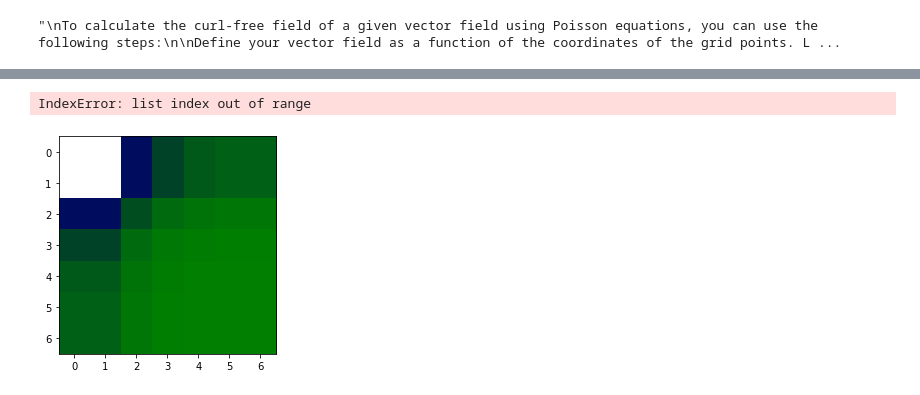
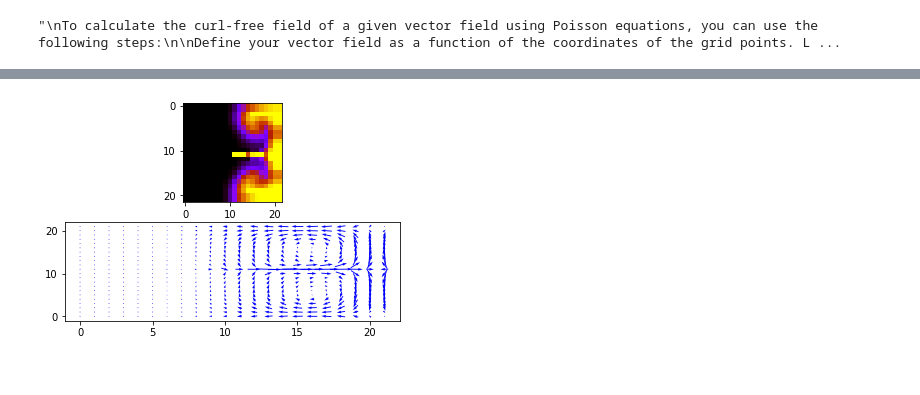
Before and after one commit to timothygao8710/fluid-simulation, a Jupyter notebook: main.ipynb, the cells around one changed output, grey strips where cells are left out. Saved outputs shown, nothing was run; the diff lists cells and outputs as text; code cells hidden in the pictures.

Commit message:
Two at the same time! (v field and fluid)

```diff
--- a/main.ipynb
+++ b/main.ipynb
@@ -259,17 +218,14 @@ Wall time: 27.3 ms
 # %%
-%matplotlib inline
+# %matplotlib inline
 import time
 from IPython.display import clear_output
 
 for i in range(N_time_steps):
-    # Not by
     clear_output(wait=True)
-#     plt.clf()
-
     fig, ax = plt.subplots()
-    ax.imshow(animation_frames[i])
+#     ax.matshow(animation_frames[i], cmap="viridis")
+    plt.quiver(u_frames[i], v_frames[i], color='b', units='xy', scale=4)
     plt.show()
 #     time.sleep(dt)
 
-# plt.imshow(animation_frames[99])
 plt.show()
@@ -279,24 +235,33 @@ plt.show()
 # %%
 # execute this cell
 %matplotlib inline
 # %matplotlib notebook
+name = "gnuplot"
+name += '-' + str(N) + "x" + str(N) + "-" + str(diff) + "-" + str(visc)
 
-fig, ax = plt.subplots()
-im = ax.imshow(animation_frames[0], animated=True, cmap='ocean')
+fig.suptitle(name)
 
-def updatefig(*args):
-    im.set_array(animation_frames[args[0]])
-    return im,
+fig, (ax1, ax2) = plt.subplots(2)
+fluid = ax1.imshow(animation_frames[0], animated=True, cmap ='gnuplot')
+vfield = ax2.quiver(u_frames[0], v_frames[0], animated=True, color='b', pivot='mid', units='xy', scale=4)
 
-# ani = animation.FuncAnimation(fig, update, interval=50,
-#                               save_count=50)
-# plt.show()
+def updatefig(idx, fluid, vfield):
 
-ani = FuncAnimation(fig, updatefig)
+#     i = args[0]
+#     clear_output(wait=True)
+#     fig, ax = plt.subplots()
+#     ax.imshow(animation_frames[i])
+#     plt.quiver(u_frames[i], v_frames[i], color='b', units='xy')
+#     plt.show()
+    fluid.set_array(animation_frames[idx])
+    vfield.set_UVC(u_frames[idx], v_frames[idx])
 
-ani.save('bob.mp4', extra_args=['-vcodec', 'libx264', '-pix_fmt', 'yuv420p'])
+    return fluid, vfield
 
+#Blit = False to clear after drawing
+ani = FuncAnimation(fig, updatefig, frames=len(animation_frames), fargs=(fluid, vfield), blit=True, interval=dt*1000)
+
+ani.save(name + ".mp4", extra_args=['-vcodec', 'libx264', '-pix_fmt', 'yuv420p'])
 plt.show()
 # %% [output]
-IndexError: list index out of range
-[figure, old version]
+[figure, new version]
```
Also changed, not shown: parts of 7 cells of this notebook, 5 other files.
